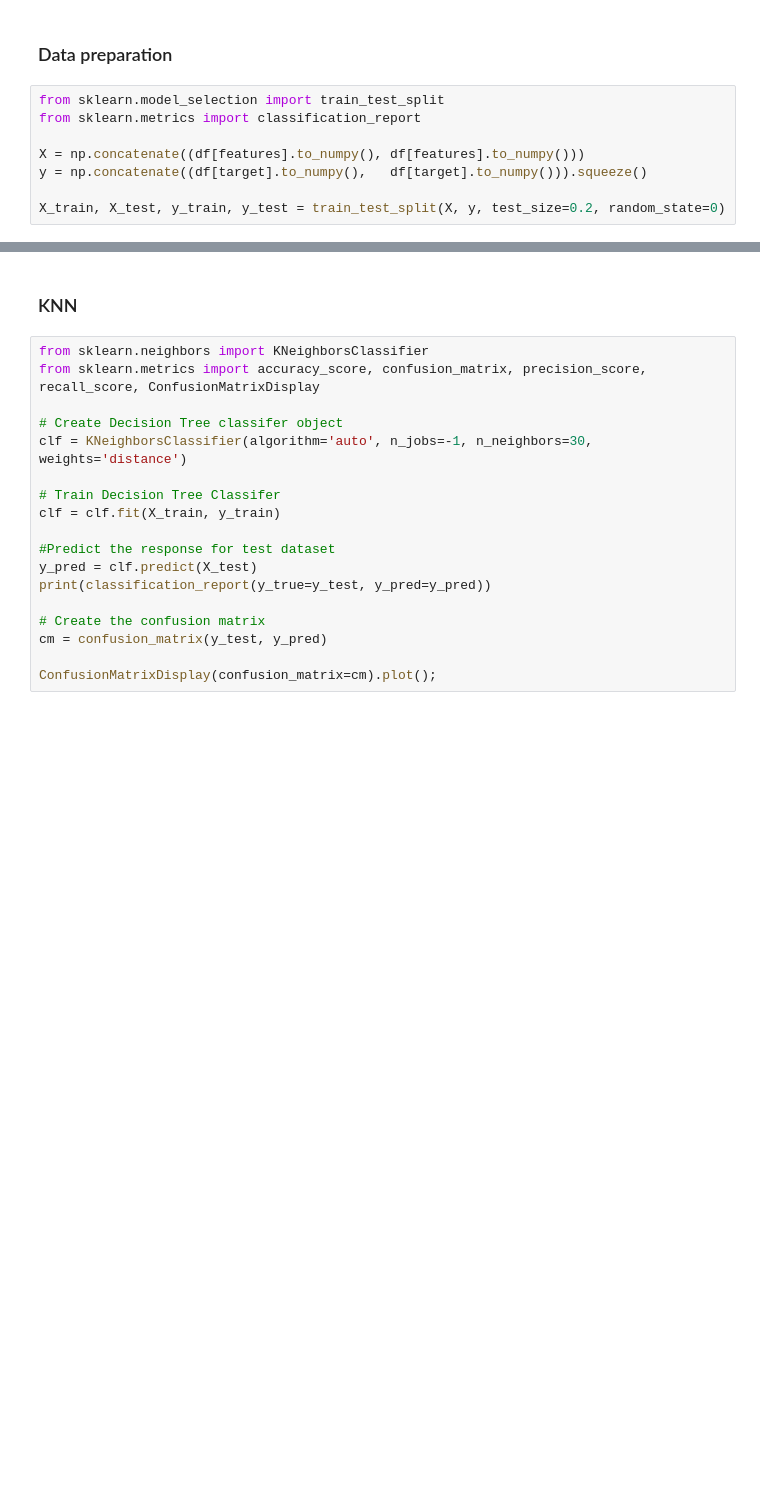
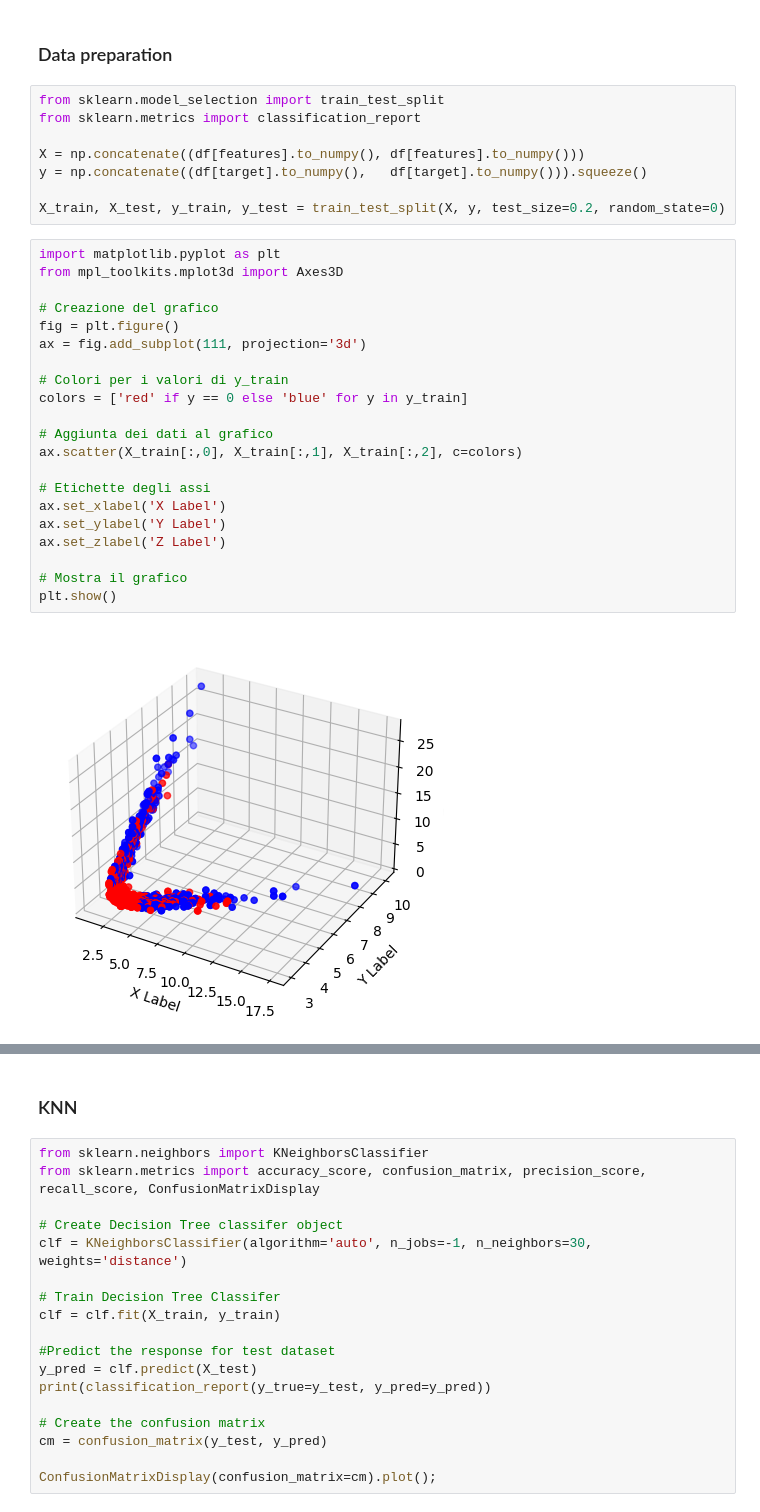
Before and after one commit to lorenzo-arcioni/soccer_stats, a Jupyter notebook: Trainer.ipynb, the cells around one changed output, grey strips where cells are left out. Saved outputs shown, nothing was run; the diff lists cells and outputs as text; blank space fills up the shorter version.

Commit message:
With graph

```diff
--- a/Trainer.ipynb
+++ b/Trainer.ipynb
@@ -105,3 +105,26 @@ X = np.concatenate((df[features].to_numpy(), df[features].to_numpy()))
 y = np.concatenate((df[target].to_numpy(),   df[target].to_numpy())).squeeze()
 
 X_train, X_test, y_train, y_test = train_test_split(X, y, test_size=0.2, random_state=0)
+# %%
+import matplotlib.pyplot as plt
+from mpl_toolkits.mplot3d import Axes3D
+
+# Creazione del grafico
+fig = plt.figure()
+ax = fig.add_subplot(111, projection='3d')
+
+# Colori per i valori di y_train
+colors = ['red' if y == 0 else 'blue' for y in y_train]
+
+# Aggiunta dei dati al grafico
+ax.scatter(X_train[:,0], X_train[:,1], X_train[:,2], c=colors)
+
+# Etichette degli assi
+ax.set_xlabel('X Label')
+ax.set_ylabel('Y Label')
+ax.set_zlabel('Z Label')
+
+# Mostra il grafico
+plt.show()
+# %% [output]
+[figure, added]
```
Also changed, not shown: parts of 1 cell of this notebook.
